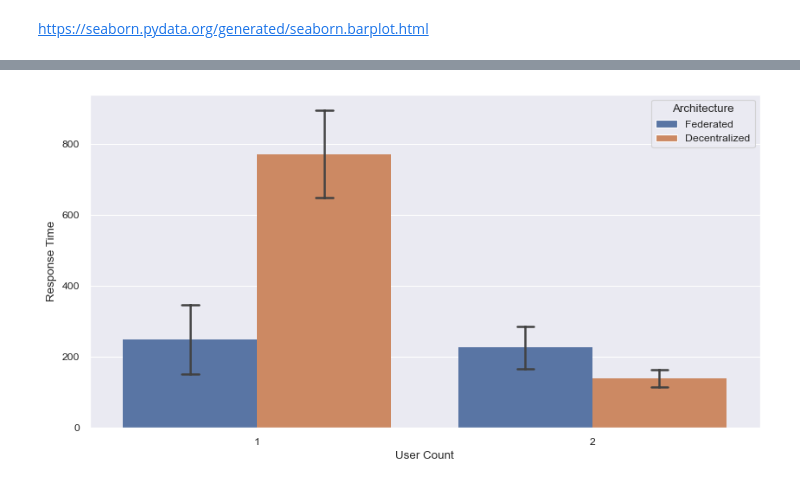
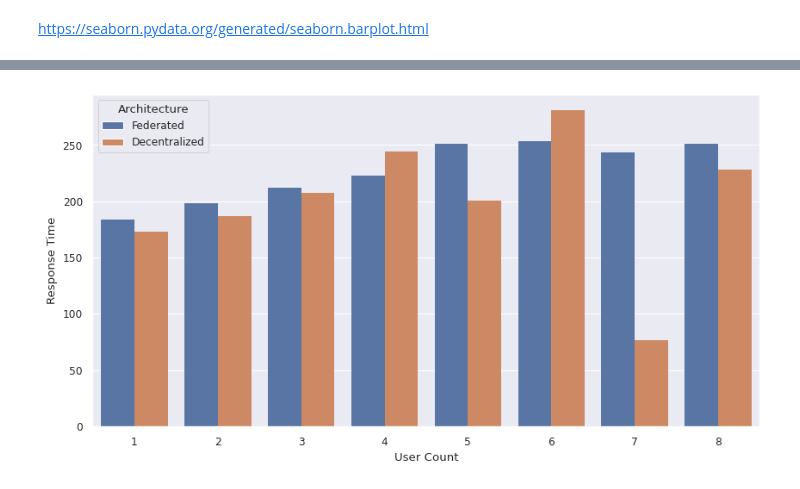
Before and after one commit to nightmare224/edge-cloud-continuum-openfaas, a Jupyter notebook: experiment/analysis/response_time.ipynb, the cells around one changed output, grey strips where cells are left out. Drawn from its saved outputs; the diff is of its cells as text; code cells hidden in the pictures.

```diff
--- a/experiment/analysis/response_time.ipynb
+++ b/experiment/analysis/response_time.ipynb
@@ -13,11 +5,0 @@ df14 = pd.read_csv("../trigger/case14_stats_history.csv")
-# %%
-df = [df9, df10, df11, df12, df13, df14]
-col = ["Total Average Response Time", "Total Min Response Time", "Total Max Response Time"]
-df_plot = pd.DataFrame(columns = ["Response Time", "User Count"])
-for df_tmp in df:
-    user_cnt = df_tmp["User Count"].iloc[-1]
-    df_tmp = df_tmp[col].iloc[[-1],:]
-    df_tmp.index = ["Response Time"]
-    df_tmp = df_tmp.transpose().reset_index(drop = True)
-    df_tmp["User Count"] = user_cnt
-    df_plot = pd.concat((df_plot, df_tmp))
@@ -45,5 +20,8 @@ sns.pointplot(
 # %% [markdown]
 https://seaborn.pydata.org/generated/seaborn.barplot.html
+# %%
+USER_START=1
+USER_END=8
 # %%
 sns.set_theme(
     context="paper",
@@ -52,11 +30,12 @@ sns.set_theme(
 )
 palette = sns.color_palette("BrBG", 6, 1)
 # %%
-dirpath = "/Users/thl/Developer/thesis/edge-cloud-continuum-openfaas/experiment/trigger/result"
-
-target_col_name = ["Total Average Response Time", "Total Min Response Time", "Total Max Response Time"]
-user_count_list = [i for i in range(1, 3)]
+dirpath = "/home/thl/edge-cloud-continuum-openfaas/experiment/trigger/result"
+# target_col_name = ["Total Average Response Time", "Total Min Response Time", "Total Max Response Time"]
+target_col_name = ["Total Average Response Time"]
+user_count_list = [i for i in range(USER_START, USER_END + 1)]
 df_plot_resptime = pd.DataFrame(columns = ["Response Time", "User Count"])
+# arch_list = ["Federated"]
 arch_list = ["Federated", "Decentralized"]
 metric = "cpu"
 for user_cnt in user_count_list:
@@ -71,12 +70,12 @@ for user_cnt in user_count_list:
 # %%
 plt.figure(figsize=(10, 5))
 ax = sns.barplot(
     data=df_plot_resptime,
     x="User Count",
     y="Response Time",
     hue="Architecture",
-    errorbar="sd",
+    # errorbar="sd",
     linestyle='', dodge=.5, capsize=.1)
 plt.show()
 # %% [output]
-[figure, old version]
+[figure, new version]
```
Also changed, not shown: parts of 6 cells of this notebook, 4 other files.
